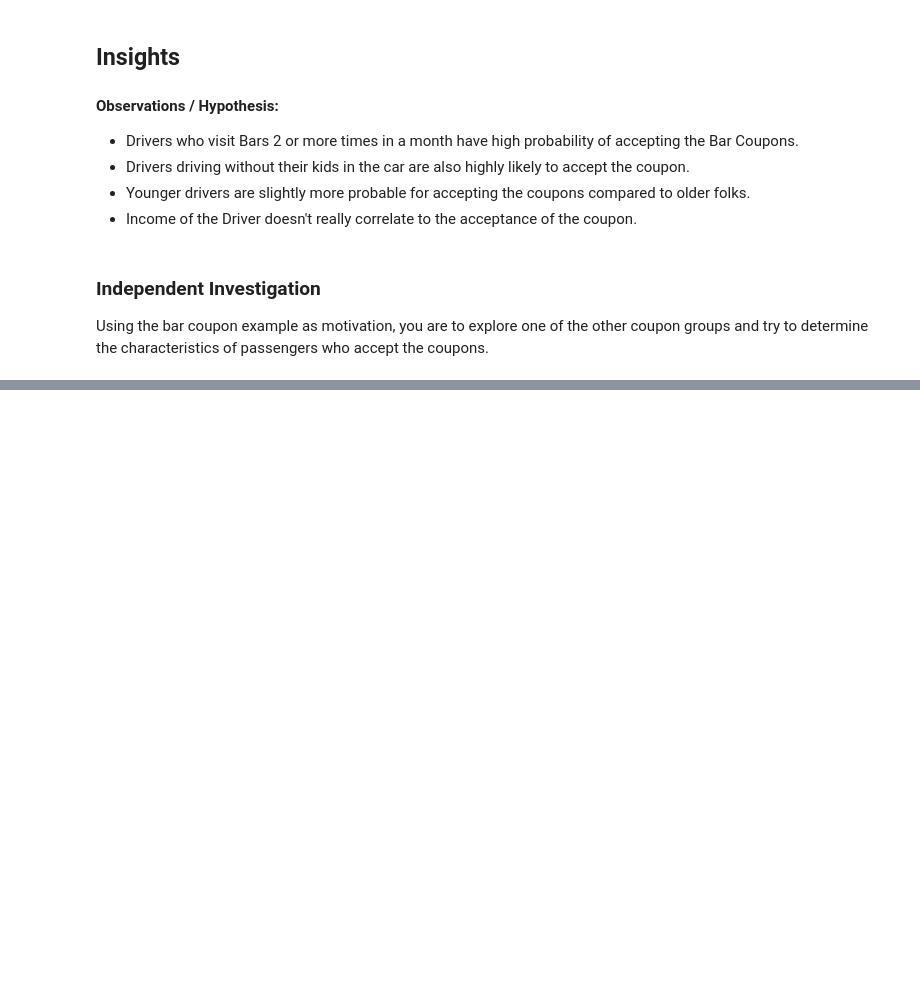
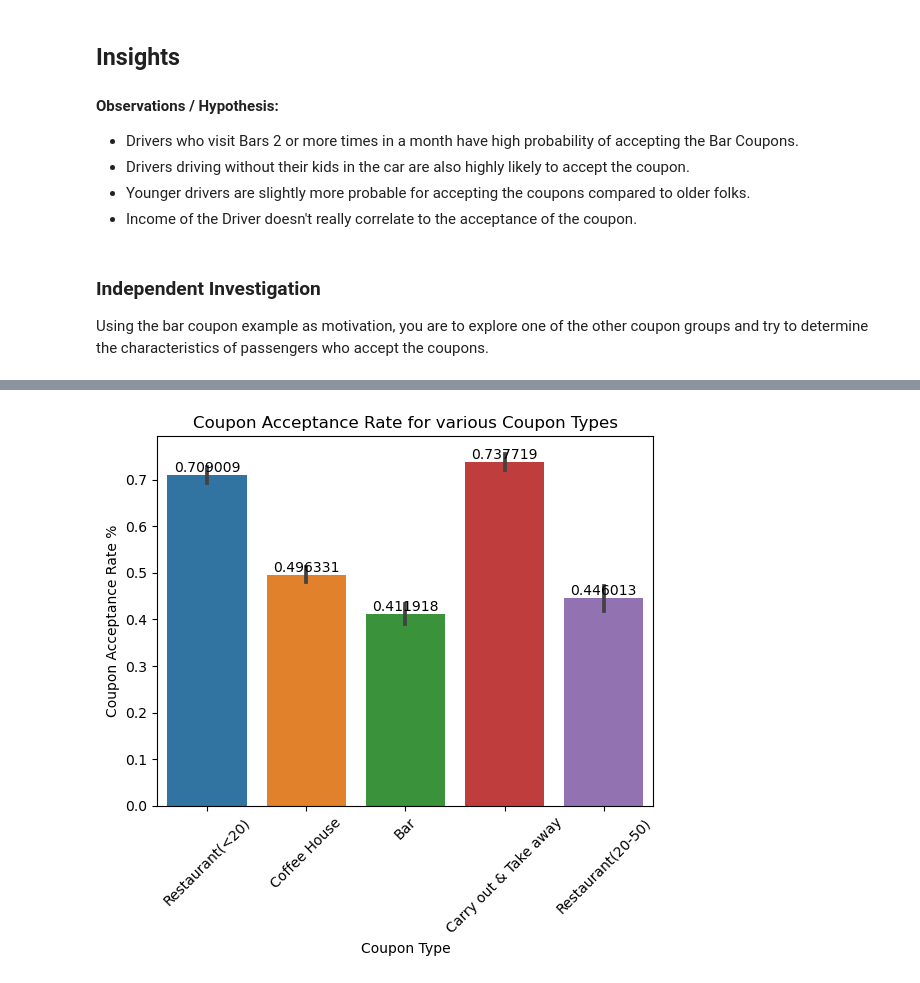
Before and after one commit to Harish7882/UCB_ML_CLASS, a Jupyter notebook: practical_applns/assignment5_1_starter/prompt.ipynb, the cells around one changed output, grey strips where cells are left out. Saved outputs shown, nothing was run; the diff lists cells and outputs as text; code cells hidden in the pictures; blank space fills up the shorter version.

```diff
--- a/practical_applns/assignment5_1_starter/prompt.ipynb
+++ b/practical_applns/assignment5_1_starter/prompt.ipynb
@@ -530,0 +559,12 @@ Using the bar coupon example as motivation, you are to explore one of the other
+# %%
+ax = sns.barplot(data=data, x='coupon', y='Y')
+ax.set_ylabel("Coupon Acceptance Rate %")
+ax.set_xlabel("Coupon Type")
+ax.set_title("Coupon Acceptance Rate for various Coupon Types")
+ax.tick_params(axis='x', labelrotation=45)
+
+for container in ax.containers:
+    ax.bar_label(container)
+plt.show()
+# %% [output]
+[figure, added]
```
Also changed, not shown: parts of 3 cells of this notebook, 1 other file.
